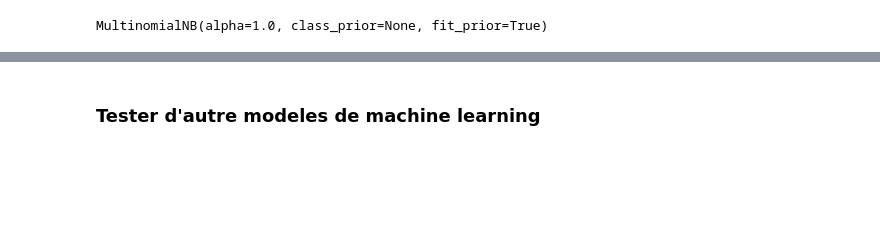
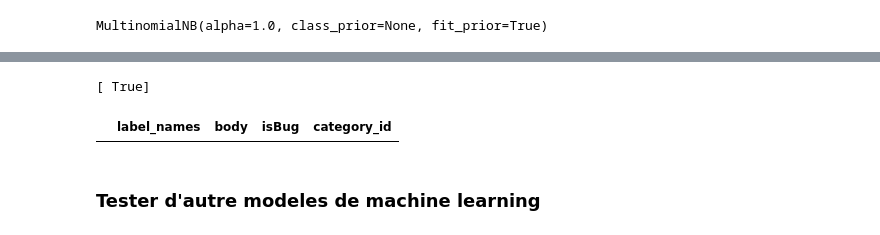
Before and after one commit to thouderth/Test_Ask_Mona, a Jupyter notebook: Issues_Classifier_IsBug.ipynb, the cells around one changed output, grey strips where cells are left out. Drawn from its saved outputs; the diff is of its cells as text; code cells hidden in the pictures; blank space fills up the shorter version.

```diff
--- a/Issues_Classifier_IsBug.ipynb
+++ b/Issues_Classifier_IsBug.ipynb
@@ -179,3 +159,11 @@ d[d['body'] == "![image](https://user-images.githubusercontent.com/2193314/44949
+# %%
+print(clf.predict(count_vect.transform(["- OS Version: macOS\r\n\r\nSteps to Reproduce:\r\n\r\n1. open 2 editors side by side\r\n2. a normal text editor on the left that has focus\r\n3. an extension editor on the right \r\n4. click into the contents of the extension description\r\n5. => the editor correctly shows as focused\r\n6. click back into the left editor\r\n7. click into the header area of the extension (e.g. Changelog)\r\n8. => 🐛 the editor does not show as focused\r\n\r\nThe editor part is installing a focus tracker on the container and somehow it seems that the top area of the extension editor is not bubbling out the focus.\r\n\r\n"])))
+# %% [output]
+[ True]
+# %%
+d[d['body'] == "- OS Version: macOS\r\n\r\nSteps to Reproduce:\r\n\r\n1. open 2 editors side by side\r\n2. a normal text editor on the left that has focus\r\n3. an extension editor on the right \r\n4. click into the contents of the extension description\r\n5. => the editor correctly shows as focused\r\n6. click back into the left editor\r\n7. click into the header area of the extension (e.g. Changelog)\r\n8. => the editor does not show as focused\r\n\r\nThe editor part is installing a focus tracker on the container and somehow it seems that the top area of the extension editor is not bubbling out the focus.\r\n\r\n"]
+# %% [output]
+|  | label_names | body | isBug | category_id |
 # %% [markdown]
 ### Tester d'autre modeles de machine learning
 # %%
```
Also changed, not shown: parts of 11 cells of this notebook.
